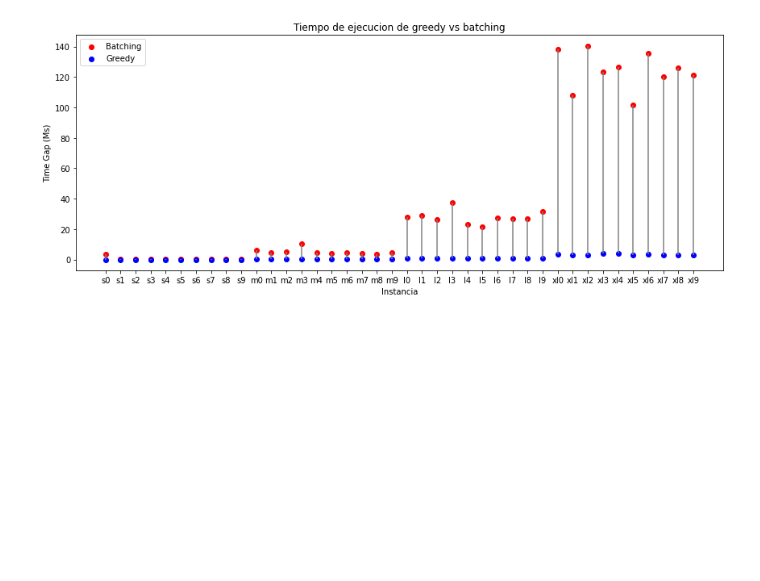
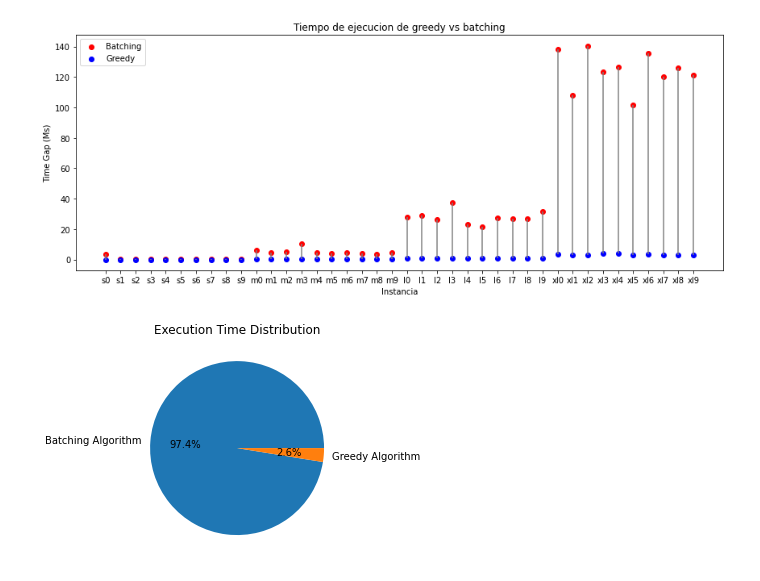
Before and after one commit to florianreyes/TP_1_TD5_Algoritmos, a Jupyter notebook: tp1/analisis/analisis_mod.ipynb, the cells around one changed output. Cells and saved outputs as stored; diff of their text form; code cells hidden in the pictures; blank space fills up the shorter version.

Commit message:
add pie chart

```diff
--- a/tp1/analisis/analisis_mod.ipynb
+++ b/tp1/analisis/analisis_mod.ipynb
@@ -126,3 +126,11 @@ ax.legend(['Batching', 'Greedy'], loc = 'upper left',)
 # %% [output]
 <matplotlib.legend.Legend at 0x...>
 [figure]
+# %%
+time_data = df[['time_batching', 'time_greedy']].sum()
+labels = ['Batching Algorithm', 'Greedy Algorithm']
+plt.pie(time_data, labels=labels, autopct='%1.1f%%')
+plt.title('Execution Time Distribution')
+plt.show()
+# %% [output]
+[figure, added]
```
Also changed, not shown: parts of 1 cell of this notebook.
